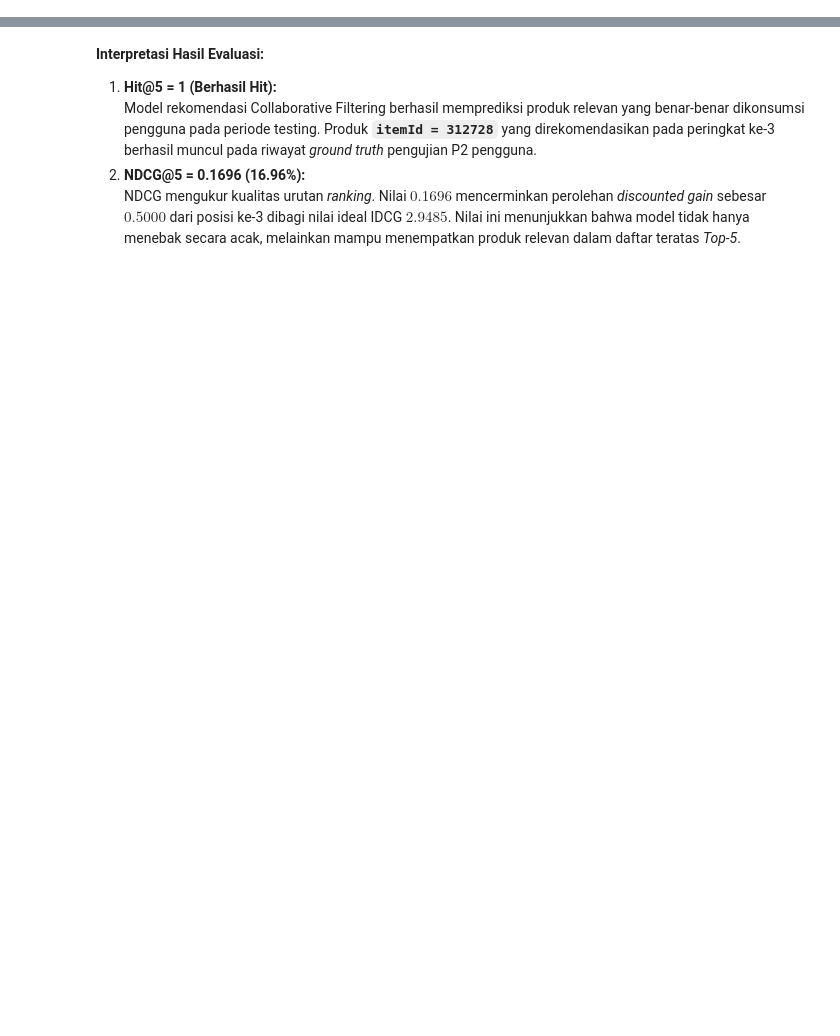
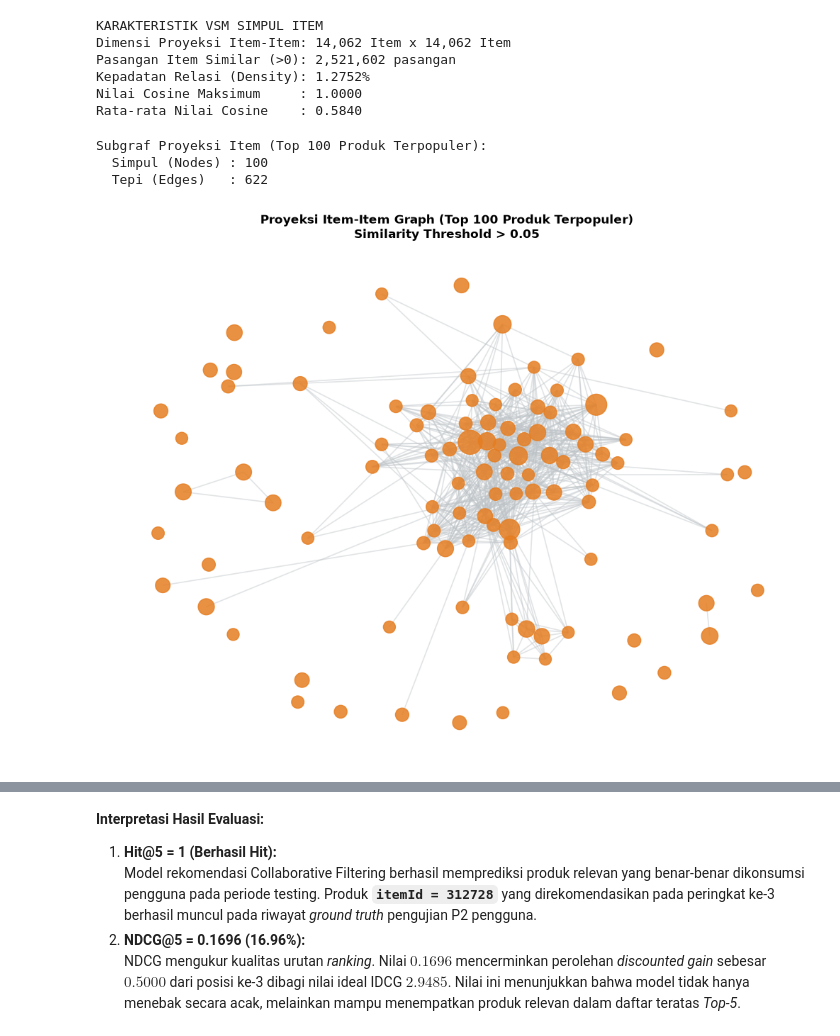
Before and after one commit to ivanagita/Graf-Sains-Data, a Jupyter notebook: UTS_GSD.ipynb, the cells around one changed output, grey strips where cells are left out. Drawn from its saved outputs; the diff is of its cells as text; code cells hidden in the pictures; blank space fills up the shorter version.

```diff
--- a/UTS_GSD.ipynb
+++ b/UTS_GSD.ipynb
@@ -1048,0 +496,64 @@ Rank   ItemId         Relevan?     Discount Factor    Gain
+# %%
+# Normalisasi L2 per kolom Item
+A_i_norm = normalize(USER_ITEM_SPARSE, norm='l2', axis=0)
+
+# Proyeksi Item-Item
+II_sparse = A_i_norm.T @ A_i_norm
+II_sparse.setdiag(0)
+II_sparse.eliminate_zeros()
+
+n_items = len(items_list)
+print("KARAKTERISTIK VSM SIMPUL ITEM")
+print(f"Dimensi Proyeksi Item-Item: {II_sparse.shape[0]:,} Item x {II_sparse.shape[1]:,} Item")
+print(f"Pasangan Item Similar (>0): {II_sparse.nnz:,} pasangan")
+print(f"Kepadatan Relasi (Density): {II_sparse.nnz / (n_items * n_items):.4%}")
+print(f"Nilai Cosine Maksimum     : {II_sparse.data.max():.4f}")
+print(f"Rata-rata Nilai Cosine    : {II_sparse.data.mean():.4f}")
+# %% [output]
+KARAKTERISTIK VSM SIMPUL ITEM
+Dimensi Proyeksi Item-Item: 14,062 Item x 14,062 Item
+Pasangan Item Similar (>0): 2,521,602 pasangan
+Kepadatan Relasi (Density): 1.2752%
+Nilai Cosine Maksimum     : 1.0000
+Rata-rata Nilai Cosine    : 0.5840
+# %%
+# Visualisasi NetworkX Proyeksi Item-Item (Top 100 Produk Terpopuler)
+top_k_items = 100
+item_popularity = np.array(USER_ITEM_SPARSE.sum(axis=0)).flatten()
+top_i_idx = np.argsort(item_popularity)[::-1][:top_k_items]
+
+G_item = nx.Graph()
+for idx in top_i_idx:
+    G_item.add_node(items_list[idx], weight=item_popularity[idx])
+
+SIM_THRESHOLD_I = 0.05
+II_sub = (A_i_norm[:, top_i_idx].T @ A_i_norm[:, top_i_idx]).toarray()
+np.fill_diagonal(II_sub, 0)
+
+for i in range(top_k_items):
+    for j in range(i + 1, top_k_items):
+        sim = II_sub[i, j]
+        if sim > SIM_THRESHOLD_I:
+            G_item.add_edge(items_list[top_i_idx[i]], items_list[top_i_idx[j]], weight=sim)
+
+print(f"Subgraf Proyeksi Item (Top {top_k_items} Produk Terpopuler):")
+print(f"  Simpul (Nodes) : {G_item.number_of_nodes()}")
+print(f"  Tepi (Edges)   : {G_item.number_of_edges()}")
+
+plt.figure(figsize=(10, 8))
+pos_i = nx.spring_layout(G_item, seed=42, k=0.35)
+node_sizes_i = [G_item.nodes[n]['weight'] * 5 + 40 for n in G_item.nodes()]
+
+nx.draw_networkx_nodes(G_item, pos_i, node_size=node_sizes_i, node_color='#e67e22', alpha=0.85)
+nx.draw_networkx_edges(G_item, pos_i, edge_color='#bdc3c7', alpha=0.45, width=1.2)
+plt.title(f'Proyeksi Item-Item Graph (Top {top_k_items} Produk Terpopuler)\nSimilarity Threshold > {SIM_THRESHOLD_I}',
+          fontsize=12, fontweight='bold', pad=12)
+plt.axis('off')
+plt.tight_layout()
+plt.savefig('item_projection_graph.png', dpi=150, bbox_inches='tight')
+plt.show()
+# %% [output]
+Subgraf Proyeksi Item (Top 100 Produk Terpopuler):
+  Simpul (Nodes) : 100
+  Tepi (Edges)   : 622
+[figure, added]
```
Also changed, not shown: parts of 74 cells of this notebook, 4 other files.
